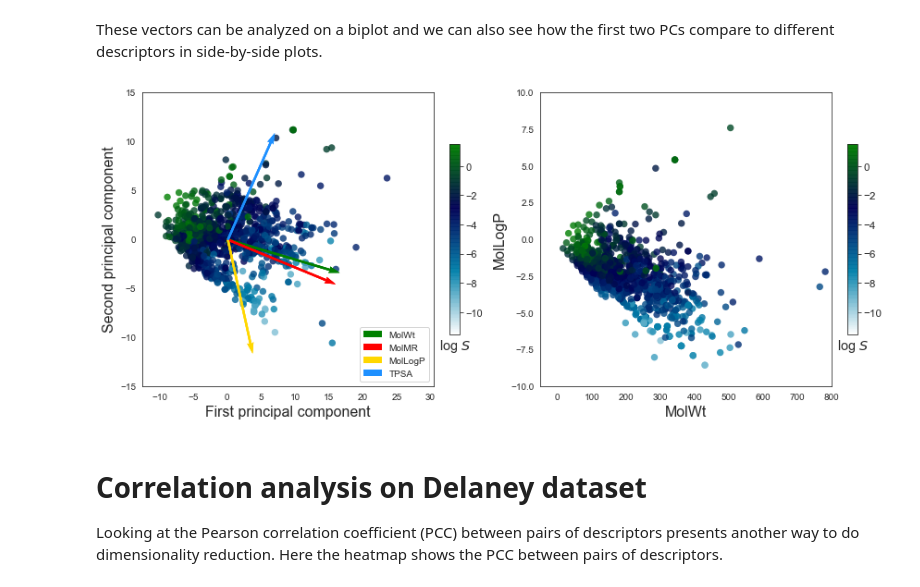
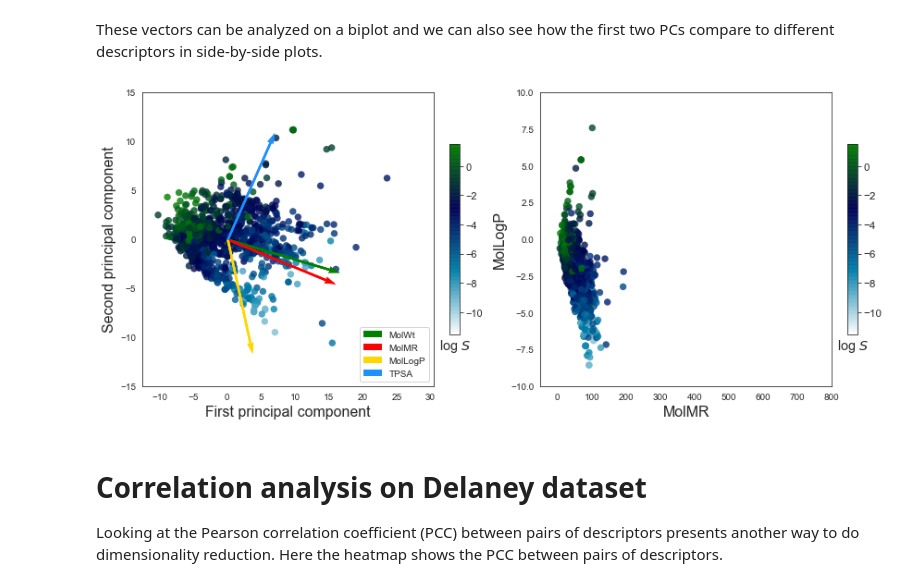
Before and after one commit to steventsengXD/hetsys_pa, a Jupyter notebook: peer_review.ipynb, the cells around one changed output. Saved outputs shown, nothing was run; the diff lists cells and outputs as text; code cells hidden in the pictures.

```diff
--- a/peer_review.ipynb
+++ b/peer_review.ipynb
@@ -314,7 +318,7 @@ These vectors can be analyzed on a biplot and we can also see how the first two
 # %%
 # Plot of lipophilicity against exact molecular weight
 plot_idx=train_idx
-feature_idx1=13
+feature_idx1=5
 feature_idx2=4
 s1=1
 s2=-1
@@ -342,34 +346,34 @@ ax.set_xlim(-12.5,30.5)
 ax.set_ylim(-15,15)
 
 
 V=np.array(v2)
 c=['green','red','gold','dodgerblue']
 origin=np.array([[0,0,0],[0,0,0]])
 for i in range(4):
     ax.quiver(*origin,V[i,0],V[i,1],color=c[i],scale=2.5,label=desctype[i])
 ax.set_xlabel('First principal component',fontsize=fs-2)
 ax.set_ylabel('Second principal component',fontsize=fs-2)
 ax.legend(loc=4)
 
 featplot=axes[1].scatter(s1*mol_descriptors.iloc[plot_idx][feature_idx1],
                 s2*mol_descriptors.iloc[plot_idx][feature_idx2],
             edgecolor='none',
             alpha=0.8,
             c=mol_data.iloc[plot_idx]['logS'],
             s=55,
             cmap=plt.cm.get_cmap(mapcolor),vmin=vmin,vmax=vmax) #,6))
 axes[1].set_ylabel(descriptors[feature_idx2],fontsize=fs-2)
 axes[1].set_xlabel(descriptors[feature_idx1],fontsize=fs-2)
 cbar=plt.colorbar(featplot,fraction=0.03,pad=0.05,ax=axes[1])
 cbar.ax.tick_params(labelsize=0.65*fs)
 cbar.ax.set_xlabel('log $S$',fontsize=fs*0.8)
 axes[1].set_xlim(-50,800)
 axes[1].set_ylim(-10,10)
 
 plt.tight_layout()
 plt.show()
 # %% [output]
-[figure, old version]
+[figure, new version]
 # %% [markdown]
 # Correlation analysis on Delaney dataset
 
```
Also changed, not shown: parts of 6 cells of this notebook.
